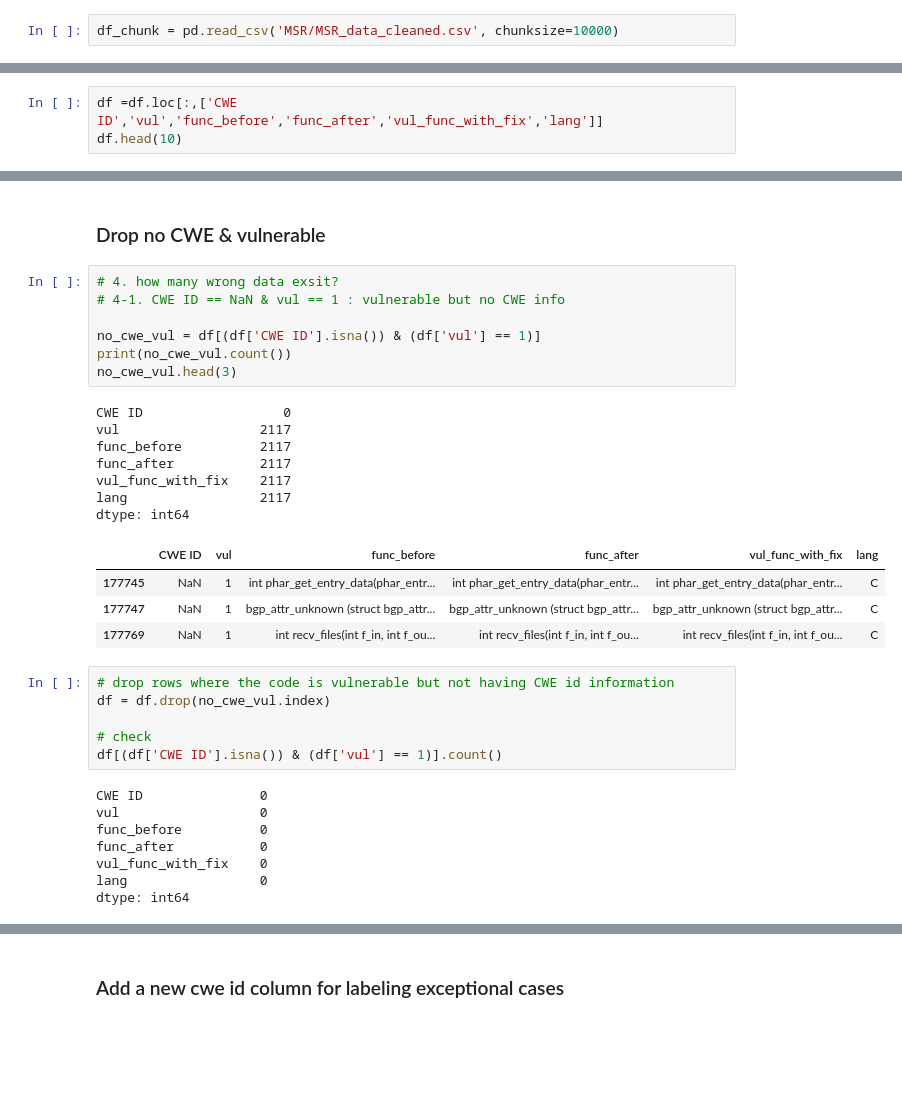
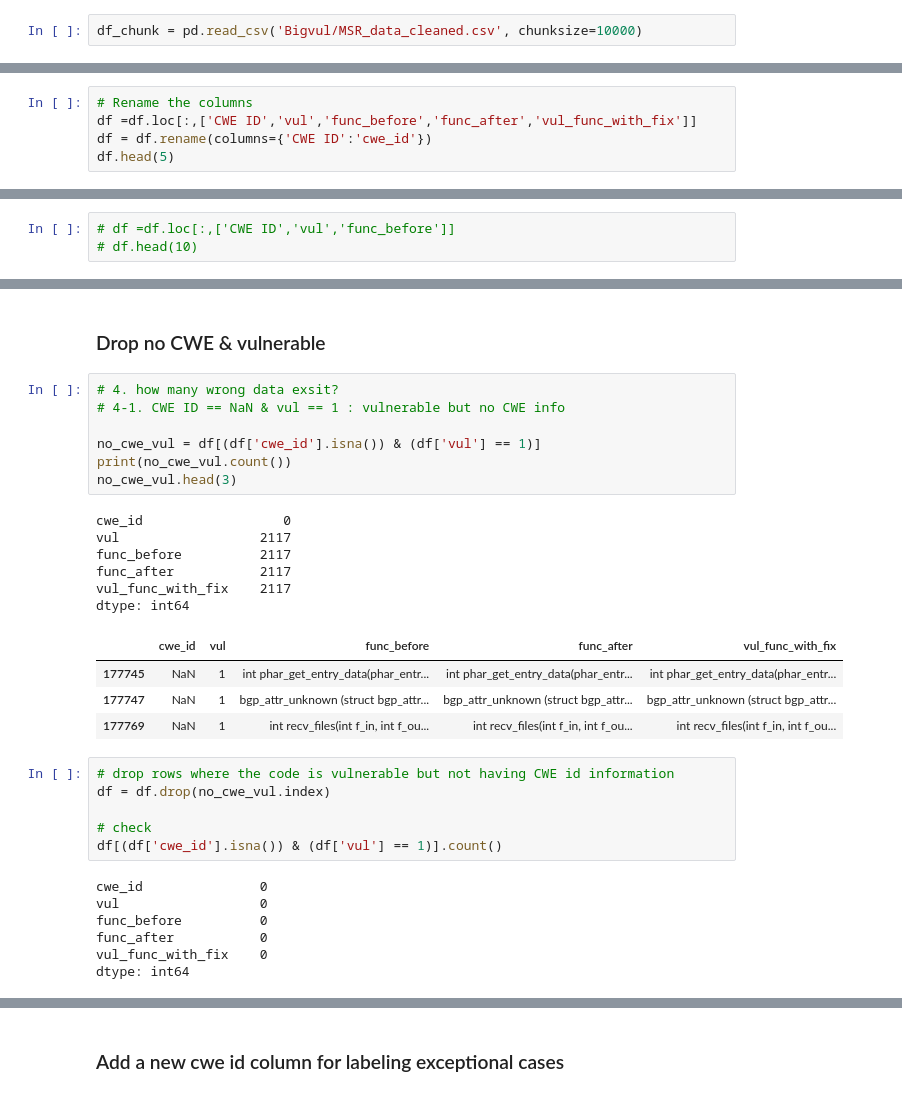
Before and after one commit to seunghee6022/TransVulDet, a Jupyter notebook: data_preprocessing/MSR_preprocessing.ipynb, the cells around one changed output, grey strips where cells are left out. Saved outputs shown, nothing was run; the diff lists cells and outputs as text; blank space fills up the shorter version.

```diff
--- a/data_preprocessing/MSR_preprocessing.ipynb
+++ b/data_preprocessing/MSR_preprocessing.ipynb
@@ -25,7 +25,7 @@ import numpy as np
 import pandas as pd
 import matplotlib.pyplot as plt
 # %%
-df_chunk = pd.read_csv('MSR/MSR_data_cleaned.csv', chunksize=10000)
+df_chunk = pd.read_csv('Bigvul/MSR_data_cleaned.csv', chunksize=10000)
 # %%
 df_temp = []
 for chunk in df_chunk:
@@ -57,0 +48,5 @@ df.head(5)
+# %%
+# Rename the columns
+df =df.loc[:,['CWE ID','vul','func_before','func_after','vul_func_with_fix']]
+df = df.rename(columns={'CWE ID':'cwe_id'})
+df.head(5)
@@ -58,3 +60,3 @@ df.head(5)
 # %%
-df =df.loc[:,['CWE ID','vul','func_before','func_after','vul_func_with_fix','lang']]
-df.head(10)
+# df =df.loc[:,['CWE ID','vul','func_before']]
+# df.head(10)
@@ -196,35 +186,33 @@ nan_df
 # %%
 # 4. how many wrong data exsit?
 # 4-1. CWE ID == NaN & vul == 1 : vulnerable but no CWE info
 
-no_cwe_vul = df[(df['CWE ID'].isna()) & (df['vul'] == 1)]
+no_cwe_vul = df[(df['cwe_id'].isna()) & (df['vul'] == 1)]
 print(no_cwe_vul.count())
 no_cwe_vul.head(3)
 # %% [output]
-CWE ID                  0
+cwe_id                  0
 vul                  2117
 func_before          2117
 func_after           2117
 vul_func_with_fix    2117
-lang                 2117
 dtype: int64
-|  | CWE ID | vul | func_before | func_after | vul_func_with_fix | lang |
-| 177745 | NaN | 1 | int phar_get_entry_data(phar_entr... | int phar_get_entry_data(phar_entr... | int phar_get_entry_data(phar_entr... | C |
-| 177747 | NaN | 1 | bgp_attr_unknown (struct bgp_attr... | bgp_attr_unknown (struct bgp_attr... | bgp_attr_unknown (struct bgp_attr... | C |
-| 177769 | NaN | 1 | int recv_files(int f_in, int f_ou... | int recv_files(int f_in, int f_ou... | int recv_files(int f_in, int f_ou... | C |
+|  | cwe_id | vul | func_before | func_after | vul_func_with_fix |
+| 177745 | NaN | 1 | int phar_get_entry_data(phar_entr... | int phar_get_entry_data(phar_entr... | int phar_get_entry_data(phar_entr... |
+| 177747 | NaN | 1 | bgp_attr_unknown (struct bgp_attr... | bgp_attr_unknown (struct bgp_attr... | bgp_attr_unknown (struct bgp_attr... |
+| 177769 | NaN | 1 | int recv_files(int f_in, int f_ou... | int recv_files(int f_in, int f_ou... | int recv_files(int f_in, int f_ou... |
 # %%
 # drop rows where the code is vulnerable but not having CWE id information
 df = df.drop(no_cwe_vul.index)
 
 # check
-df[(df['CWE ID'].isna()) & (df['vul'] == 1)].count()
+df[(df['cwe_id'].isna()) & (df['vul'] == 1)].count()
 # %% [output]
-CWE ID               0
+cwe_id               0
 vul                  0
 func_before          0
 func_after           0
 vul_func_with_fix    0
-lang                 0
 dtype: int64
 # %%
 # 4.2 CWE ID != Nan & vul == 0 : non-vulnerable but do have CWE info
```
Also changed, not shown: parts of 22 cells of this notebook.
